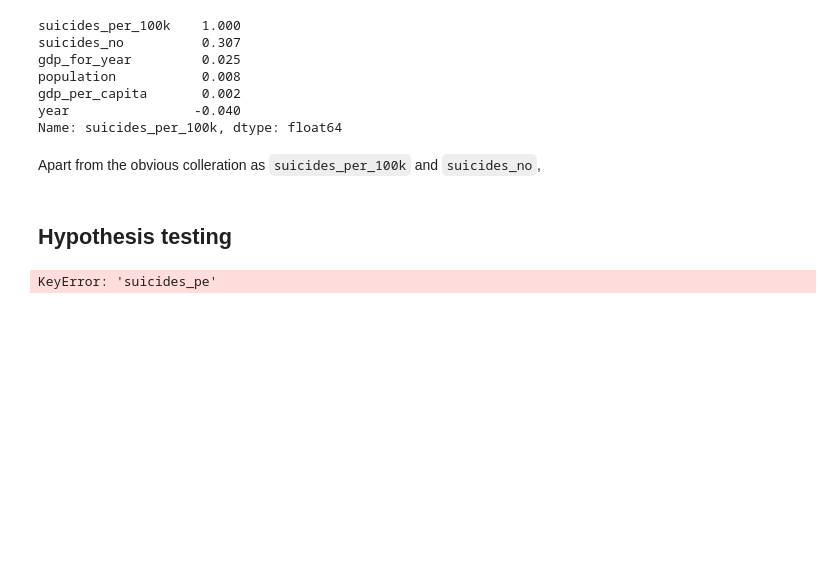
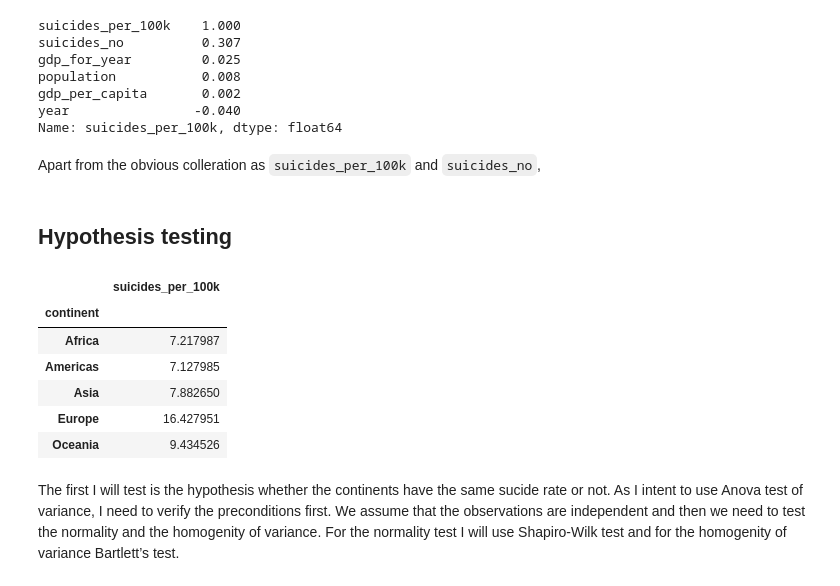
Before and after one commit to LukasForst/SAN, a Jupyter notebook: final/suicide_analysis.ipynb, the cells around one changed output. Saved outputs shown, nothing was run; the diff lists cells and outputs as text; code cells hidden in the pictures; blank space fills up the shorter version.

```diff
--- a/final/suicide_analysis.ipynb
+++ b/final/suicide_analysis.ipynb
@@ -269,7 +269,20 @@ Apart from the obvious colleration as `suicides_per_100k` and `suicides_no`,
 ## Hypothesis testing
 # %%
 from scipy import stats
-# %%
-europe_mean = data[data.continent == 'Europe']['suicides_pe']
-# %% [output]
-KeyError: 'suicides_pe'
+# %%
+country_continent = data[['country', 'continent']].set_index('country')['continent'].to_dict()
+# label countries data by continent
+countries_data['continent'] = countries_data.apply(lambda row: country_continent[row.name], axis=1)
+
+# get get means of country suicide rates for each continent, just to see how they look like
+countries_data.groupby('continent').agg({'suicides_per_100k' : 'mean'})
+# %% [output]
+|  | suicides_per_100k |
+| continent |  |
+| Africa | 7.217987 |
+| Americas | 7.127985 |
+| Asia | 7.882650 |
+| Europe | 16.427951 |
+| Oceania | 9.434526 |
+# %% [markdown]
+The first I will test is the hypothesis whether the continents have the same sucide rate or not. As I intent to use Anova test of variance, I need to verify the preconditions first. We assume that the observations are independent and then we need to test the normality and the homogenity of variance. For the normality test I will use Shapiro-Wilk test and for the homogenity of variance Bartlett’s test.
```
